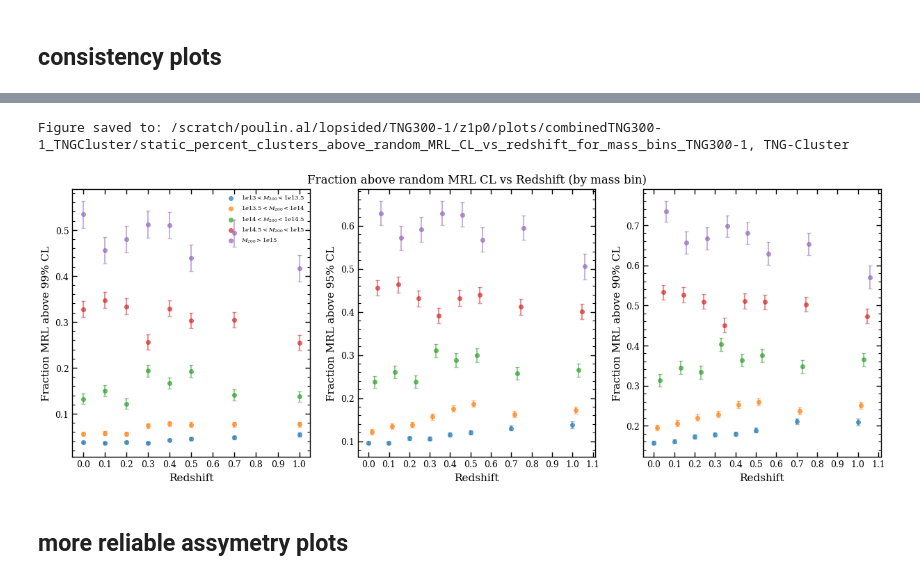
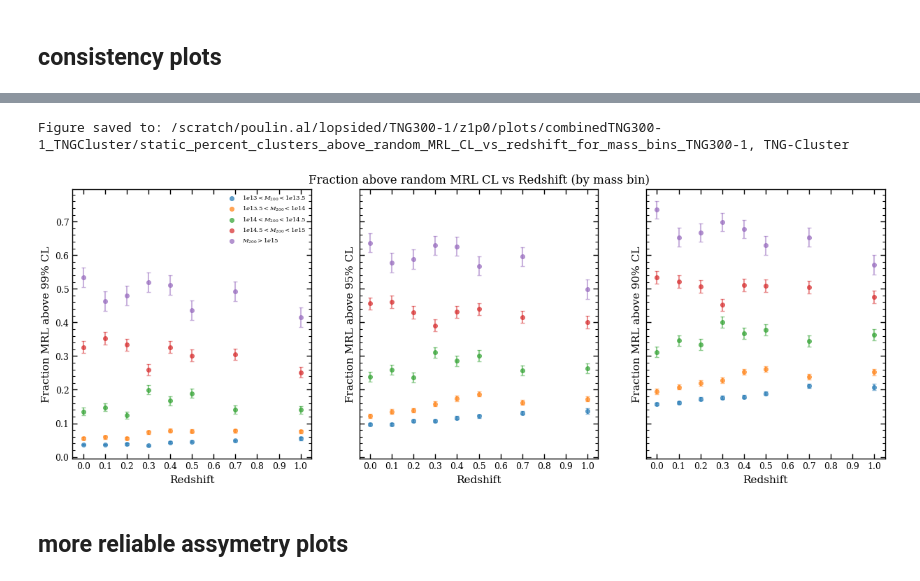
Before and after one commit to poulinal/sat-lopsidedness, a Jupyter notebook: src/myproject/redshiftGalaxyGroup-staticmassbins-combine300Cluster.ipynb, the cells around one changed output, grey strips where cells are left out. Saved outputs shown, nothing was run; the diff lists cells and outputs as text; code cells hidden in the pictures.

Commit message:
added cms style to plotting and compiled plotting functions into separate file

```diff
--- a/src/myproject/redshiftGalaxyGroup-staticmassbins-combine300Cluster.ipynb
+++ b/src/myproject/redshiftGalaxyGroup-staticmassbins-combine300Cluster.ipynb
@@ -958,7 +984,8 @@ mass_bin_MRL_CL_fig, mass_bin_MRL_CL_ax = mass_bin_MRL_CL_plotter.create_figure(
     nrows=1,
     ncols=3,
     figsize=(15, 5),
-
+    sharex=True,
+    sharey=True,
 
 )  # each col is a different confidence level, each line is a different mass bin
 
@@ -988,7 +1015,7 @@ for i in range(len(mass_bin_labels)):
     y95 = np.array(fracBelow95_mass_bins[i], dtype=float)
     mask95 = y95 != 0
     if np.any(mask95):
-        x95 = np.array(redshifts)[mask95] + (i - 0.015) * 0.015
+        x95 = np.array(redshifts)[mask95]# + (i - 0.015) * 0.015
         y95_sel = 1.0 - y95[mask95]
         yerr95 = np.array(errBelow95_mass_bins[i])[mask95]
         order95 = np.argsort(x95)
@@ -1005,7 +1032,7 @@ for i in range(len(mass_bin_labels)):
     y90 = np.array(fracBelow90_mass_bins[i], dtype=float)
     mask90 = y90 != 0
     if np.any(mask90):
-        x90 = np.array(redshifts)[mask90] + (i - 0.015) * 0.015
+        x90 = np.array(redshifts)[mask90]# + (i - 0.015) * 0.015
         y90_sel = 1.0 - y90[mask90]
         yerr90 = np.array(errBelow90_mass_bins[i])[mask90]
         order90 = np.argsort(x90)
@@ -1017,34 +1044,34 @@ for i in range(len(mass_bin_labels)):
             ax=mass_bin_MRL_CL_ax[2],
             overlay_color=mass_bin_color,
         )
 
 for i in range(3):
     #set only major on bottom
     mass_bin_MRL_CL_ax[i].xaxis.set_major_locator(MultipleLocator(0.1))
     mass_bin_MRL_CL_ax[i].xaxis.set_minor_locator(NullLocator())
     mass_bin_MRL_CL_ax[i].yaxis.set_minor_locator(AutoMinorLocator())
     mass_bin_MRL_CL_ax[i].tick_params(axis='x', which='minor', bottom=False, top=False)
     mass_bin_MRL_CL_ax[i].tick_params(axis='y', which='minor', length=3)
 
     mass_bin_MRL_CL_ax[i].set_xlabel('Redshift')
 
 mass_bin_MRL_CL_ax[0].set_ylabel('Fraction MRL above 99% CL')
 mass_bin_MRL_CL_ax[1].set_ylabel('Fraction MRL above 95% CL')
 mass_bin_MRL_CL_ax[2].set_ylabel('Fraction MRL above 90% CL')
 
 mass_bin_MRL_CL_ax[1].set_title('Fraction above random MRL CL vs Redshift (by mass bin)')
 
 mass_bin_MRL_CL_ax[0].legend(fontsize=6, loc='upper right')
 
 
 mass_bin_MRL_CL_plotter.save_figure(
     mass_bin_MRL_CL_fig,
     galaxyAnalysisSnapshot.scratchPlotDirc
     + f'/static_percent_clusters_above_random_MRL_CL_vs_redshift_for_mass_bins_{galaxyAnalysisSnapshot.sim}{galaxyAnalysisSnapshot.plotEndingFormat}',
 )
 # %% [output]
 Figure saved to: /scratch/poulin.al/lopsided/TNG300-1/z1p0/plots/combinedTNG300-1_TNGCluster/static_percent_clusters_above_random_MRL_CL_vs_redshift_for_mass_bins_TNG300-1, TNG-Cluster
-[figure, old version]
+[figure, new version]
 # %% [markdown]
 ## more reliable assymetry plots
 # %%
```
Also changed, not shown: parts of 10 cells of this notebook, 14 other files.
